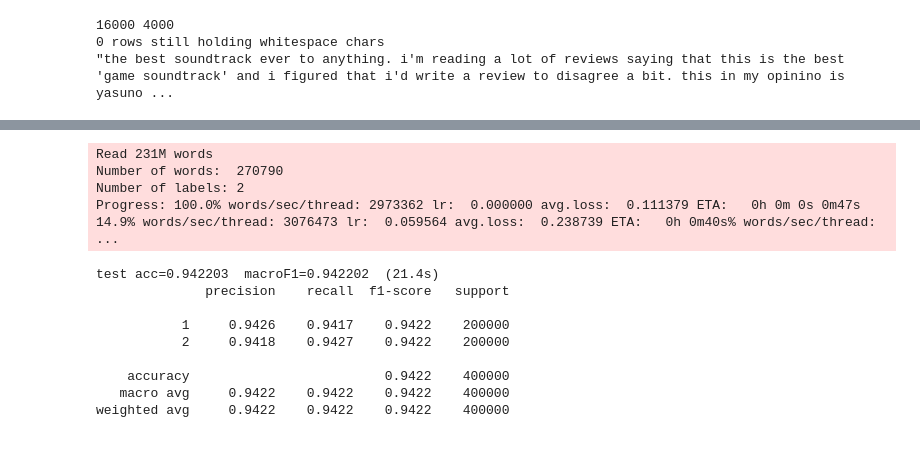
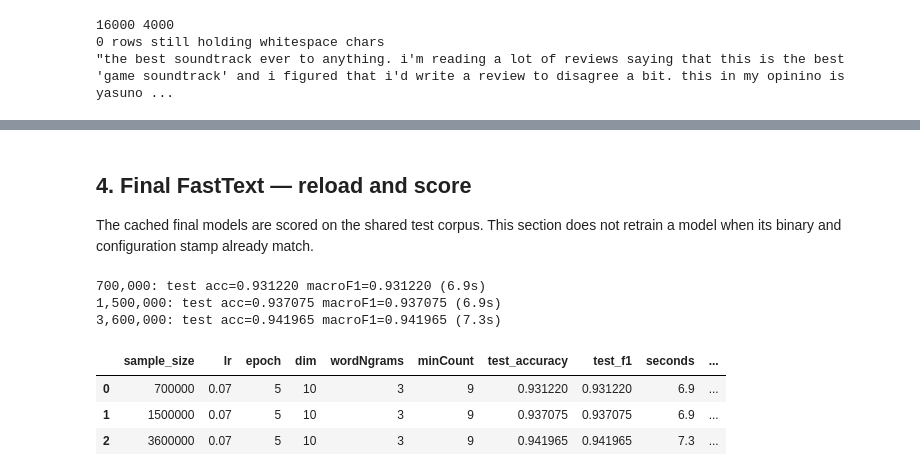
Before and after one commit to baxiSahab/amz-sentiment-analysis, a Jupyter notebook: fasttext_model.ipynb, the cells around one changed output, grey strips where cells are left out. Cells and saved outputs as stored; diff of their text form; code cells hidden in the pictures; blank space fills up the shorter version.

```diff
--- a/fasttext_model.ipynb
+++ b/fasttext_model.ipynb
@@ -122,8 +150,12 @@ def ingest(path, n=None, chunks=False):
     return df
 
 
-peek = ingest(TRAIN_PATH, n=20_000)
-peek.head(3)
+# guarded: the notebook runs from cached corpora on a machine without the source CSVs
+if TRAIN_PATH.exists():
+    peek = ingest(TRAIN_PATH, n=20_000)
+    display(peek.head(3))
+else:
+    print("source CSVs absent — running from cached corpora")
 # %% [output]
 20,000 rows in 0.2s  balance=[ 9743 10257]  memory=10 MB
 |  | label | combined |
@@ -188,10 +232,16 @@ def write_ft(df, path):
 # %%
 # STEP 5 — BUILD TRAIN/VAL
 def build(size):
+    tr_p = FT_DIR / f"train_{size}.txt"
+    va_p = FT_DIR / f"val_{size}.txt"
+    if not FORCE_REBUILD and stamp_ok(tr_p, CORPUS_STAMP) and stamp_ok(va_p, CORPUS_STAMP):
+        print(f"{size:,}: corpora cached, skipped")
+        return
+
     df = prepare(ingest(TRAIN_PATH, n=size))
     tr, va = split(df)
-    write_ft(tr, FT_DIR / f"train_{size}.txt")
-    write_ft(va, FT_DIR / f"val_{size}.txt")
+    write_ft(tr, tr_p); stamp_write(tr_p, CORPUS_STAMP)
+    write_ft(va, va_p); stamp_write(va_p, CORPUS_STAMP)
     del df, tr, va; gc.collect()
 
 for size in SIZES:
@@ -391,26 +407,42 @@ Progress: 100.0% words/sec/thread: 2481841 lr:  0.000000 avg.loss:  0.109229 ETA
 | 2 | 700000 | epoch=3, lr=0.07 | 0.07 | 10 | 3 | 10000000 | 2 | 140000 | 1116466 | ... |
 | 1 | 700000 | epoch=2, lr=0.07 | 0.07 | 10 | 2 | 10000000 | 2 | 140000 | 1116466 | ... |
 | 0 | 700000 | epoch=1, lr=0.07 | 0.07 | 10 | 1 | 10000000 | 2 | 140000 | 1116466 | ... |
+# %% [markdown]
+## 4. Final FastText — reload and score
+
+The cached final models are scored on the shared test corpus. This section does not retrain a model when its binary and configuration stamp already match.
 # %%
-FINAL = dict(lr=0.07, epoch=5, wordNgrams=3, minCount=9)
-model = fasttext.train_supervised(input=str(FT_DIR / "train_3600000.txt"),
-                                  **{**FT_PARAMS, **FINAL})
-y_te, yhat_te, secs = evaluate(model, FT_DIR / "test.txt")
-print(f"test acc={accuracy_score(y_te, yhat_te):.6f}  "
-      f"macroF1={f1_score(y_te, yhat_te, average='macro'):.6f}  ({secs:.1f}s)")
-print(classification_report(y_te, yhat_te, digits=4))
-model.save_model(str(FT_DIR / "final_3600000.bin"))
+# STEP 10 — TEST (held-out test.txt, all three sizes at FINAL)
+# fit_or_load hits the cache written by step 9, so this costs no extra fits.
+TEST_CSV = RESULTS_DIR / "fasttext_test_results.csv"
+FINAL_LABEL = ", ".join(f"{k}={v}" for k, v in sorted(FINAL.items()))
+ft_test = {}
+
+for size in SIZES:
+    model, _ = fit_or_load(size, FINAL)
+    y, yhat, secs = evaluate(model, FT_DIR / "test.txt")
+    acc = accuracy_score(y, yhat)
+    f1  = f1_score(y, yhat, average="macro")
+    val = ft_sweep.get((size, FINAL_LABEL), {}).get("validation_accuracy")
+    print(f"{size:,}: test acc={acc:.6f} macroF1={f1:.6f} ({secs:.1f}s)")
+
+    ft_test[size] = dict(
+        sample_size=size,
+        lr=FINAL["lr"], epoch=FINAL["epoch"], dim=FINAL["dim"],
+        wordNgrams=FINAL["wordNgrams"], minCount=FINAL["minCount"],
+        test_accuracy=acc, test_f1=f1, seconds=round(secs, 1),
+        validation_accuracy=val,
+        val_minus_test=(val - acc) if val is not None else None,
+    )
+    del model, y, yhat; gc.collect()
+
+pd.DataFrame(ft_test.values()).to_csv(TEST_CSV, index=False)
+pd.DataFrame(ft_test.values())
 # %% [output]
-Read 231M words
-Number of words:  270790
-Number of labels: 2
-Progress: 100.0% words/sec/thread: 2973362 lr:  0.000000 avg.loss:  0.111379 ETA:   0h 0m 0s 0m47s 14.9% words/sec/thread: 3076473 lr:  0.059564 avg.loss:  0.238739 ETA:   0h 0m40s% words/sec/thread:  ...
+700,000: test acc=0.931220 macroF1=0.931220 (6.9s)
+1,500,000: test acc=0.937075 macroF1=0.937075 (6.9s)
+3,600,000: test acc=0.941965 macroF1=0.941965 (7.3s)
-test acc=0.942203  macroF1=0.942202  (21.4s)
-              precision    recall  f1-score   support
-
-           1     0.9426    0.9417    0.9422    200000
-           2     0.9418    0.9427    0.9422    200000
-
-    accuracy                         0.9422    400000
-   macro avg     0.9422    0.9422    0.9422    400000
-weighted avg     0.9422    0.9422    0.9422    400000
+|  | sample_size | lr | epoch | dim | wordNgrams | minCount | test_accuracy | test_f1 | seconds | ... |
+| 0 | 700000 | 0.07 | 5 | 10 | 3 | 9 | 0.931220 | 0.931220 | 6.9 | ... |
+| 1 | 1500000 | 0.07 | 5 | 10 | 3 | 9 | 0.937075 | 0.937075 | 6.9 | ... |
+| 2 | 3600000 | 0.07 | 5 | 10 | 3 | 9 | 0.941965 | 0.941965 | 7.3 | ... |
```
Also changed, not shown: parts of 21 cells of this notebook, 1 other file.
